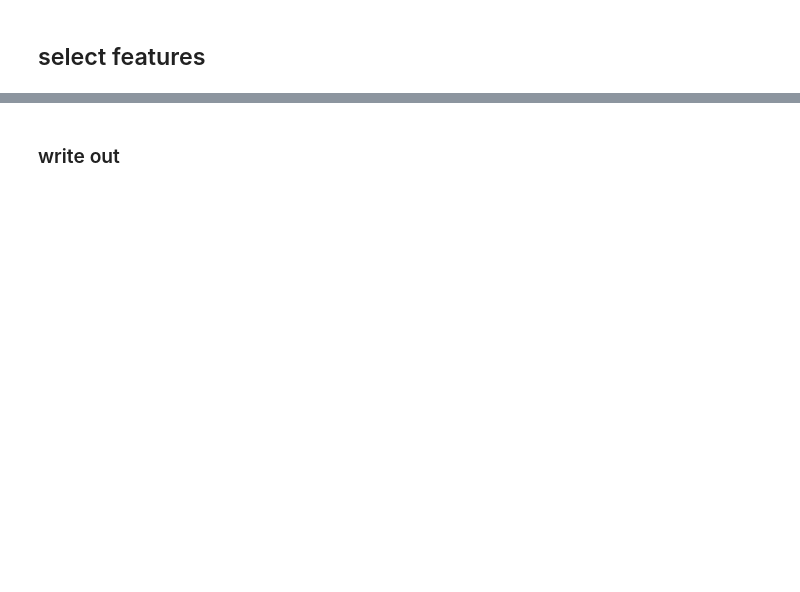
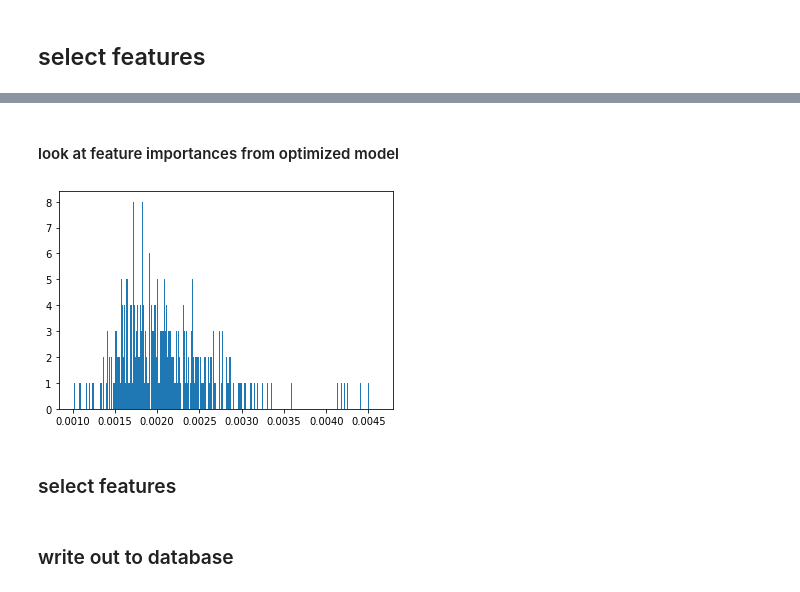
Before and after one commit to grovesdixon/DepartSure_Insight_fellowship_project, a Jupyter notebook: project_framework/discharge_notes.ipynb, the cells around one changed output, grey strips where cells are left out. Cells and saved outputs as stored; diff of their text form; code cells hidden in the pictures; blank space fills up the shorter version.

```diff
--- a/project_framework/discharge_notes.ipynb
+++ b/project_framework/discharge_notes.ipynb
@@ -290,0 +376,10 @@ selector threshold = 0.2
+# %% [markdown]
+#### look at feature importances from optimized model
+# %%
+importances = rf_opt.feature_importances_
+plt.hist(importances, bins=500)
+plt.show()
+# %% [output]
+[figure, added]
+# %% [markdown]
+### select features
@@ -291,2 +392,2 @@ selector threshold = 0.2
 # %% [markdown]
-### write out
+### write out to database
```
Also changed, not shown: parts of 25 cells of this notebook, 12 other files.
